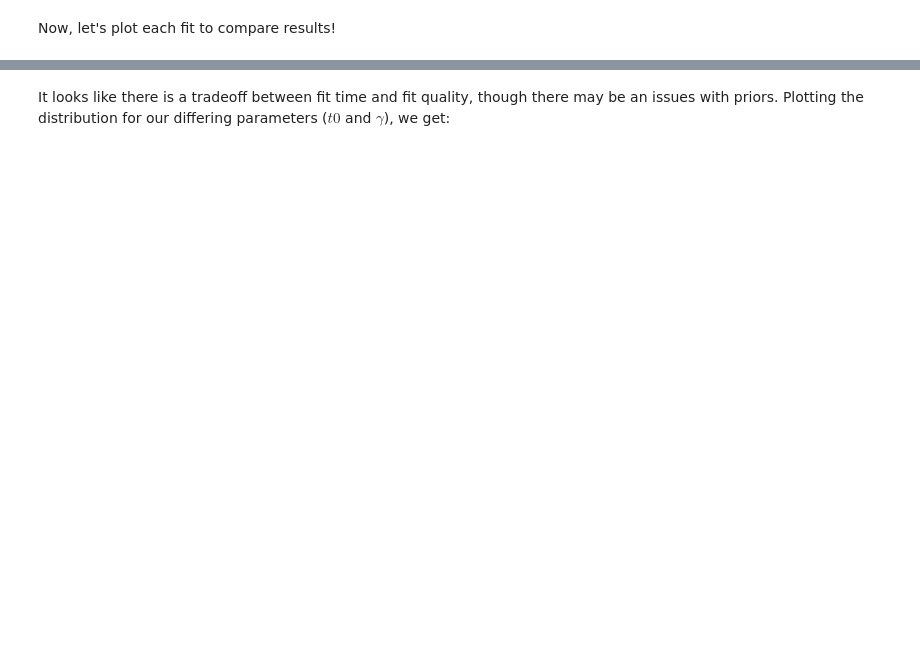
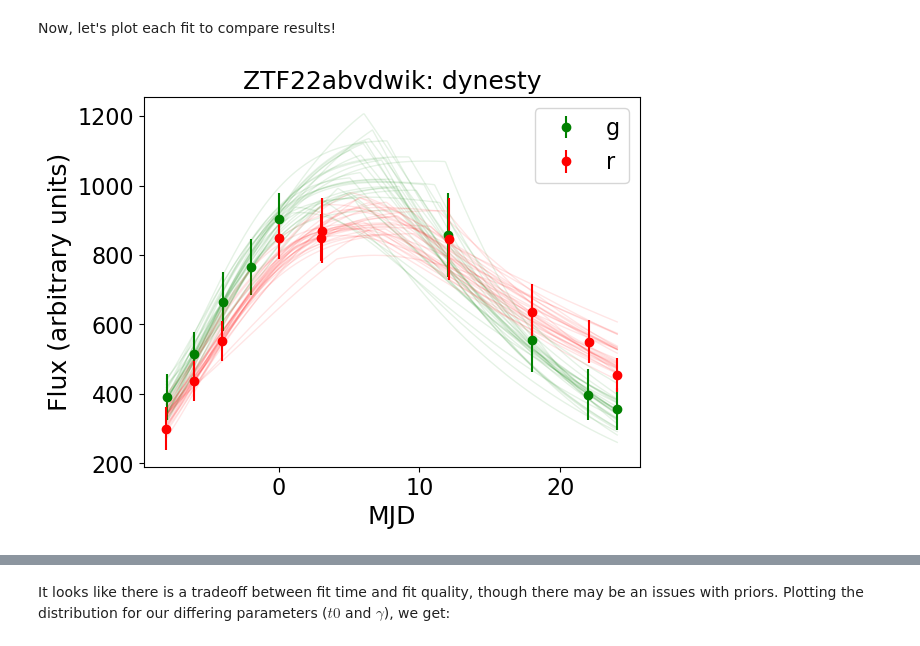
Before and after one commit to VTDA-Group/superphot-plus, a Jupyter notebook: docs/notebooks/tutorial.ipynb, the cells around one changed output, grey strips where cells are left out. Cells and saved outputs as stored; diff of their text form; code cells hidden in the pictures; blank space fills up the shorter version.

Commit message:
Additional plotting changes

```diff
--- a/docs/notebooks/tutorial.ipynb
+++ b/docs/notebooks/tutorial.ipynb
@@ -119,10 +158,14 @@ Now, let's plot each fit to compare results!
 # %%
 from superphot_plus.plotting.lightcurves import plot_lc_fit
 from IPython import display
+from superphot_plus.surveys.surveys import Survey
 
+priors = Survey.ZTF().priors
 for method in ["dynesty", "NUTS", "svi"]:
-    plot_lc_fit(test_sn, "r", ["r", "g"], OUTPUT_DIR, OUTPUT_DIR, OUTPUT_DIR, sampling_method=method, file_type="png")
+    plot_lc_fit(test_sn, priors.reference_band, priors.ordered_bands, OUTPUT_DIR, OUTPUT_DIR, OUTPUT_DIR, sampling_method=method, file_type="png")
 
 display.Image(os.path.join(OUTPUT_DIR, test_sn + "_dynesty.png"))
+# %% [output]
+[figure, added]
 # %%
 display.Image(os.path.join(OUTPUT_DIR, test_sn + "_NUTS.png"))
```
Also changed, not shown: parts of 12 cells of this notebook, 11 other files.
